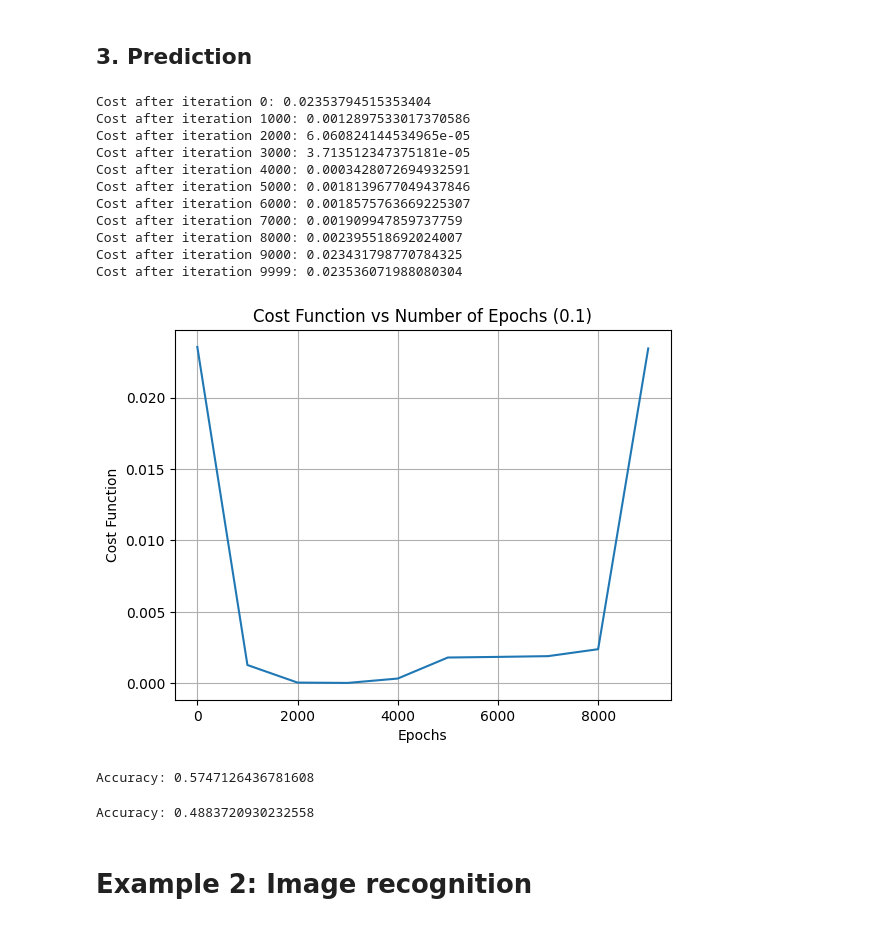
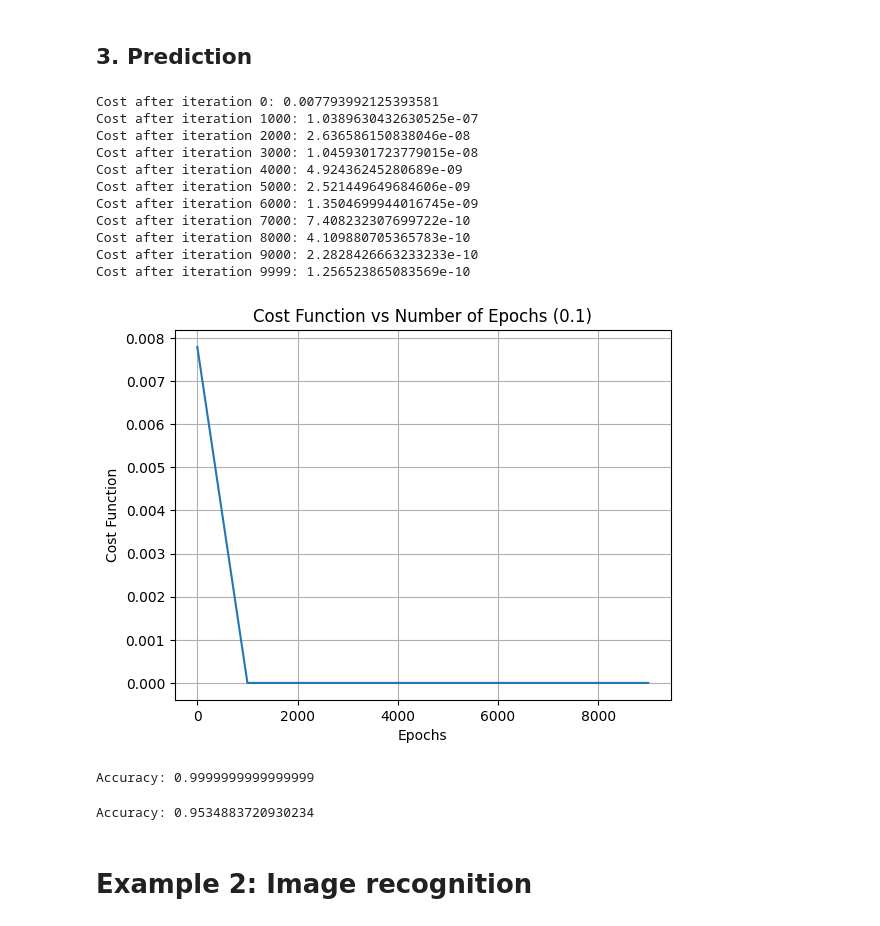
Before and after one commit to NickOLeeney/neural-network-from-scratch, a Jupyter notebook: examples/binary_classification.ipynb, the cells around one changed output. Drawn from its saved outputs; the diff is of its cells as text; code cells hidden in the pictures.

Commit message:
implemented mini-batch, momentum, adam and learnin rate decay, working

```diff
--- a/examples/binary_classification.ipynb
+++ b/examples/binary_classification.ipynb
@@ -33,30 +33,30 @@ train_x, test_x, train_y, test_y = train_test_split(features, target, test_size=
 # %% [markdown]
 ## 3. Prediction
 # %%
-model = NeuralNetworkFromScratch(layers_dims=[train_x.shape[1], 4, 2, 1], task='binary_classification', learning_rate=1e-1, n_epochs=10000, print_cost=True, lambd=0.001, initialization='He', keep_prob=0.99)
+model = NeuralNetworkFromScratch(layers_dims=[train_x.shape[1], 4, 2, 1], task='binary_classification', learning_rate=1e-1, n_epochs=10000, print_cost=True, initialization='He')
 # %%
-parameters, costs = model.fit(train_x, train_y, print_every=1000, plot_cost_function=True, optimizer='adam', mini_batch_size=2**5)
+parameters, costs = model.fit(train_x, train_y, print_every=1000, optimizer='adam', mini_batch_size=None, decay=(0.3, 5000))
 # %% [output]
-Cost after iteration 0: 0.02353794515353404
-Cost after iteration 1000: 0.0012897533017370586
-Cost after iteration 2000: 6.060824144534965e-05
-Cost after iteration 3000: 3.713512347375181e-05
-Cost after iteration 4000: 0.0003428072694932591
-Cost after iteration 5000: 0.0018139677049437846
-Cost after iteration 6000: 0.0018575763669225307
-Cost after iteration 7000: 0.001909947859737759
-Cost after iteration 8000: 0.002395518692024007
-Cost after iteration 9000: 0.023431798770784325
-Cost after iteration 9999: 0.023536071988080304
+Cost after iteration 0: 0.007793992125393581
+Cost after iteration 1000: 1.0389630432630525e-07
+Cost after iteration 2000: 2.636586150838046e-08
+Cost after iteration 3000: 1.0459301723779015e-08
+Cost after iteration 4000: 4.92436245280689e-09
+Cost after iteration 5000: 2.521449649684606e-09
+Cost after iteration 6000: 1.3504699944016745e-09
+Cost after iteration 7000: 7.408232307699722e-10
+Cost after iteration 8000: 4.109880705365783e-10
+Cost after iteration 9000: 2.2828426663233233e-10
+Cost after iteration 9999: 1.256523865083569e-10
-[figure, old version]
+[figure, new version]
 # %%
 pred_train = model.predict(train_x, train_y)
 # %% [output]
-Accuracy: 0.5747126436781608
+Accuracy: 0.9999999999999999
 # %%
 pred = model.predict(test_x, test_y)
 # %% [output]
-Accuracy: 0.4883720930232558
+Accuracy: 0.9534883720930234
 # %% [markdown]
 # Example 2: Image recognition
 # %% [markdown]
```
Also changed, not shown: parts of 4 cells of this notebook, 3 other files.
